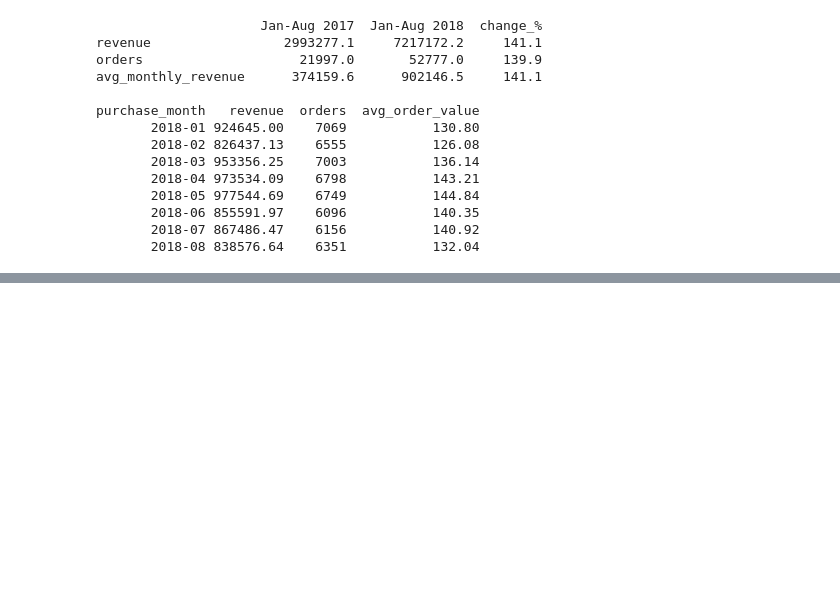
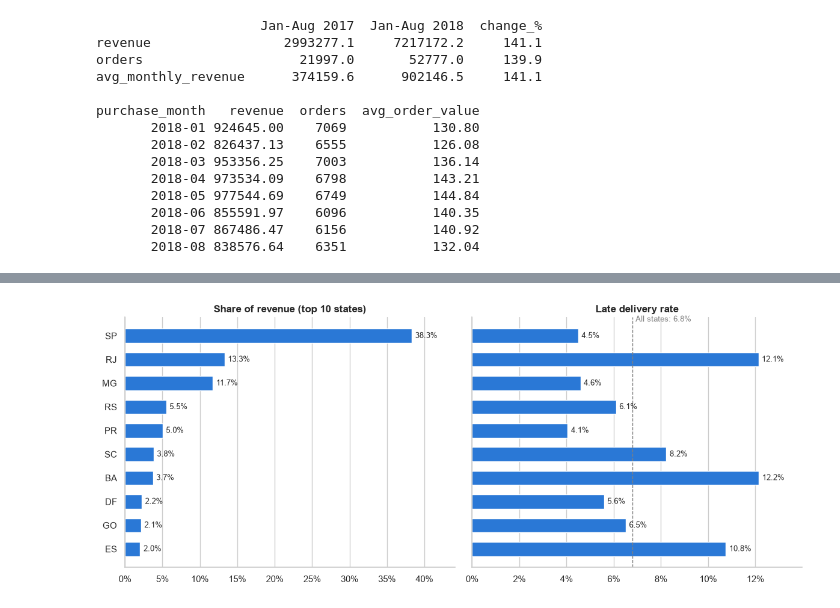
Before and after one commit to MohammedAltatari/olist-customer-analytics, a Jupyter notebook: notebooks/01_eda.ipynb, the cells around one changed output, grey strips where cells are left out. Saved outputs shown, nothing was run; the diff lists cells and outputs as text; code cells hidden in the pictures; blank space fills up the shorter version.

```diff
--- a/notebooks/01_eda.ipynb
+++ b/notebooks/01_eda.ipynb
@@ -217,0 +575,34 @@ purchase_month   revenue  orders  avg_order_value
+# %%
+top = state_tbl.head(10).iloc[::-1]   # top 10 by revenue, largest at the top of the chart
+
+fig, (ax1, ax2) = plt.subplots(1, 2, figsize=(12, 5), sharey=True)
+
+# Left: share of revenue
+bars = ax1.barh(top.index, top["revenue_share_pct"], color=BLUE, height=0.6)
+for b in bars:
+    ax1.annotate(f"{b.get_width():.1f}%", (b.get_width(), b.get_y() + b.get_height() / 2),
+                 va="center", fontsize=9, xytext=(4, 0), textcoords="offset points")
+ax1.set_title("Share of revenue (top 10 states)")
+ax1.xaxis.set_major_formatter(mtick.PercentFormatter(decimals=0))
+ax1.margins(x=0.15)
+
+# Right: late delivery rate for the same states, with the overall average
+bars = ax2.barh(top.index, top["late_rate_pct"], color=BLUE, height=0.6)
+for b in bars:
+    ax2.annotate(f"{b.get_width():.1f}%", (b.get_width(), b.get_y() + b.get_height() / 2),
+                 va="center", fontsize=9, xytext=(4, 0), textcoords="offset points")
+ax2.axvline(overall_late, color="gray", ls="--", lw=1)
+ax2.annotate(f"All states: {overall_late:.1f}%", (overall_late, 9.6), xytext=(4, 0),
+             textcoords="offset points", fontsize=9, color="gray")
+ax2.set_title("Late delivery rate")
+ax2.xaxis.set_major_formatter(mtick.PercentFormatter(decimals=0))
+ax2.margins(x=0.15)
+
+for ax in (ax1, ax2):
+    ax.spines[["top", "right"]].set_visible(False)
+    ax.grid(axis="y", visible=False)
+fig.tight_layout()
+fig.savefig(IMG_DIR / "05_states_revenue_late.png", dpi=150, bbox_inches="tight")
+plt.show()
+# %% [output]
+[figure, added]
```
Also changed, not shown: parts of 22 cells of this notebook, 6 other files.
